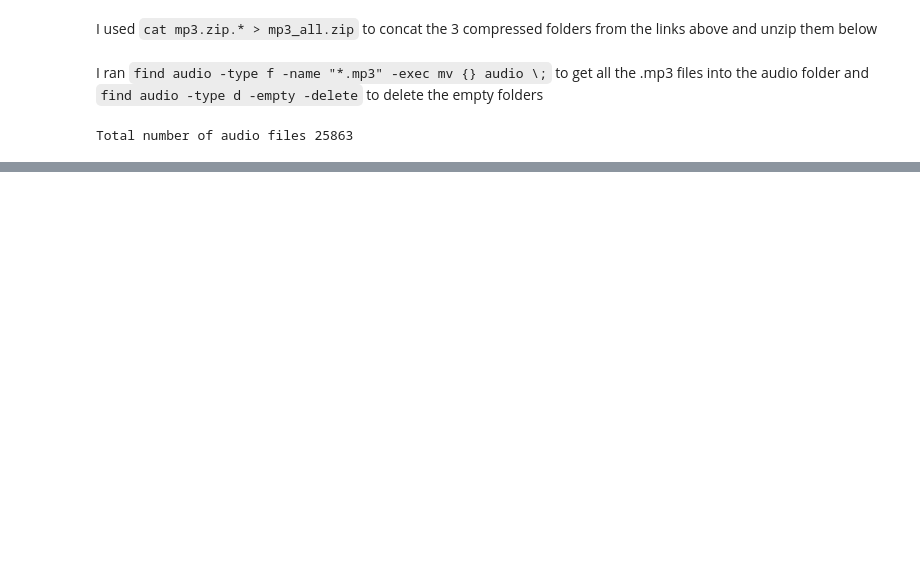
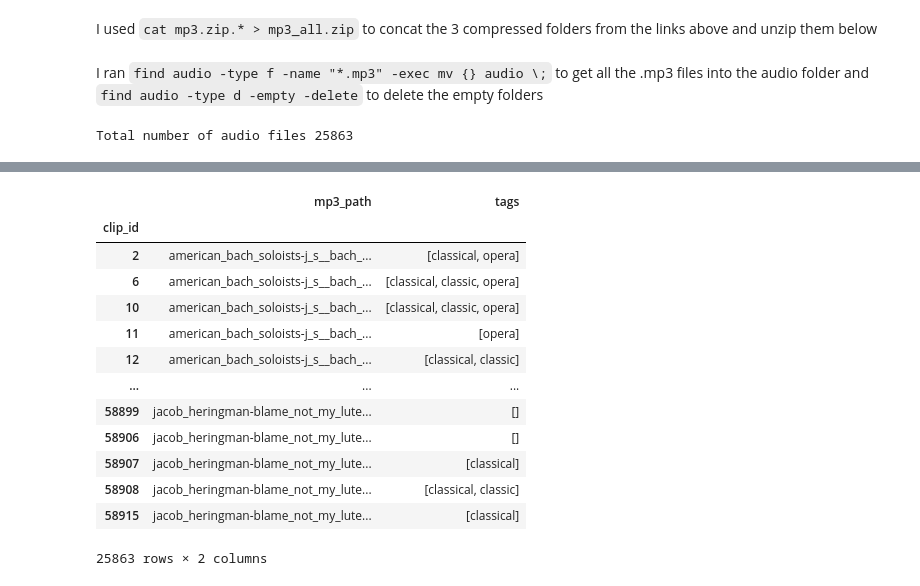
Before and after one commit to menduv/Thesis, a Jupyter notebook: magni_descriptive_analysis.ipynb, the cells around one changed output, grey strips where cells are left out. Drawn from its saved outputs; the diff is of its cells as text; code cells hidden in the pictures; blank space fills up the shorter version.

```diff
--- a/magni_descriptive_analysis.ipynb
+++ b/magni_descriptive_analysis.ipynb
@@ -75,13 +46,0 @@ False
-# %%
-for idx, row in data.iterrows(): #iterates over the rows
-    new_tags = []
-    for tag in row['tags']: #iterates over each element in the aspect_list list
-        for key, values in synonym_dict.items(): #iterates over same_tags dictionary
-            if tag in values:
-                new_tags.append(key)
-                break
-        else:
-            new_tags.append(tag)
-    if len(new_tags) > 1 and 'classical' in new_tags: #if that are more than one tags and one of it is instrumental drop instrumental
-        new_tags.remove('classical')
-    data.at[idx, 'tags'] = list(set(new_tags))
@@ -148,0 +47,20 @@ Name: count, dtype: int64
+# %%
+#Importing the tags csv file
+df = pd.read_csv('/home/mendu/Thesis/data/magnatagatune/tag_annotations.csv',sep = "\t" ,index_col=[0])
+df['mp3_path'] = [i[2:] for i in df['mp3_path']]
+# %%
+# List of the most frequent genre tags
+genre = ['classical', 'clasical', 'classic', 'techno', 'electronic', 'electro', 'electronica',
+ 'electric', 'rock', 'indian', 'india', 'opera', 'operatic', 'pop', 'new age', 'dance',
+ 'country', 'metal', 'heavy', 'heavy metal']
+
+# Dictionary of genre tags that are synonyms
+synonym_dict = {'classical':['classical', 'clasical', 'classic'],
+                'electronic': ['electronic', 'electro', 'electronica', 'electric', 'techno'],
+                'indian': ['indian', 'india'],
+                'opera': ['opera', 'operatic'],
+                'metal': ['metal', 'heavy', 'heavy metal']}
+
+genre.append('mp3_path')
+
+df = df[genre]
@@ -148,0 +84,22 @@ Name: count, dtype: int64
+# %%
+# Creating a single column for all the tags
+df['tags'] = df.apply(lambda row: (','.join(row.index[row == 1])).split(','), axis=1)
+
+df = df[['mp3_path', 'tags']]
+# %%
+df
+# %% [output]
+|  | mp3_path | tags |
+| clip_id |  |  |
+| 2 | american_bach_soloists-j_s__bach_... | [classical, opera] |
+| 6 | american_bach_soloists-j_s__bach_... | [classical, classic, opera] |
+| 10 | american_bach_soloists-j_s__bach_... | [classical, classic, opera] |
+| 11 | american_bach_soloists-j_s__bach_... | [opera] |
+| 12 | american_bach_soloists-j_s__bach_... | [classical, classic] |
+| ... | ... | ... |
+| 58899 | jacob_heringman-blame_not_my_lute... | [] |
+| 58906 | jacob_heringman-blame_not_my_lute... | [] |
+| 58907 | jacob_heringman-blame_not_my_lute... | [classical] |
+| 58908 | jacob_heringman-blame_not_my_lute... | [classical, classic] |
+| 58915 | jacob_heringman-blame_not_my_lute... | [classical] |
+25863 rows × 2 columns
```
Also changed, not shown: parts of 38 cells of this notebook, 1 other file.
